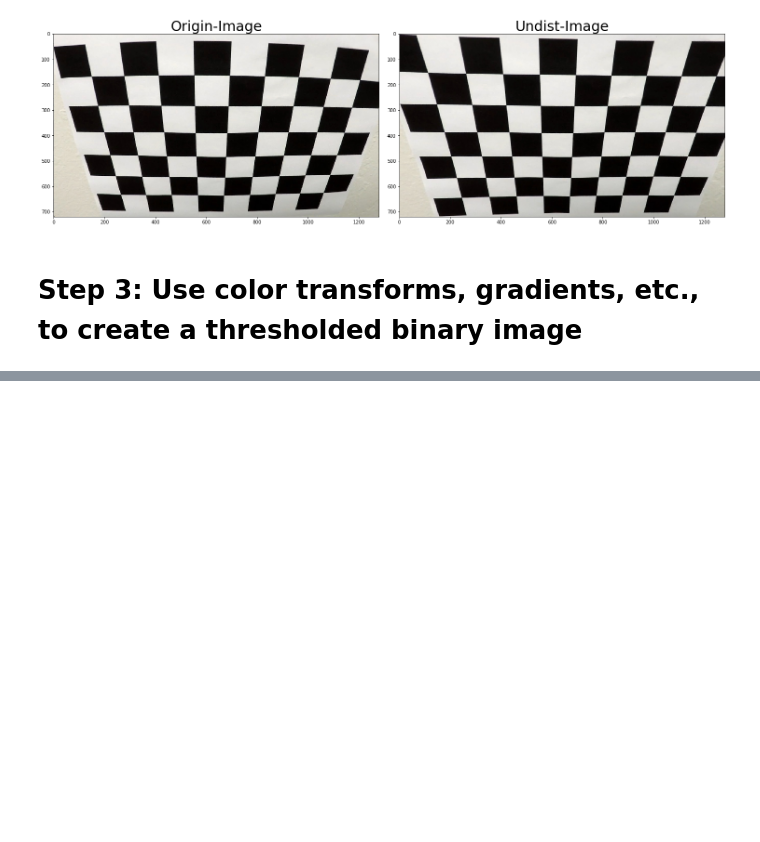
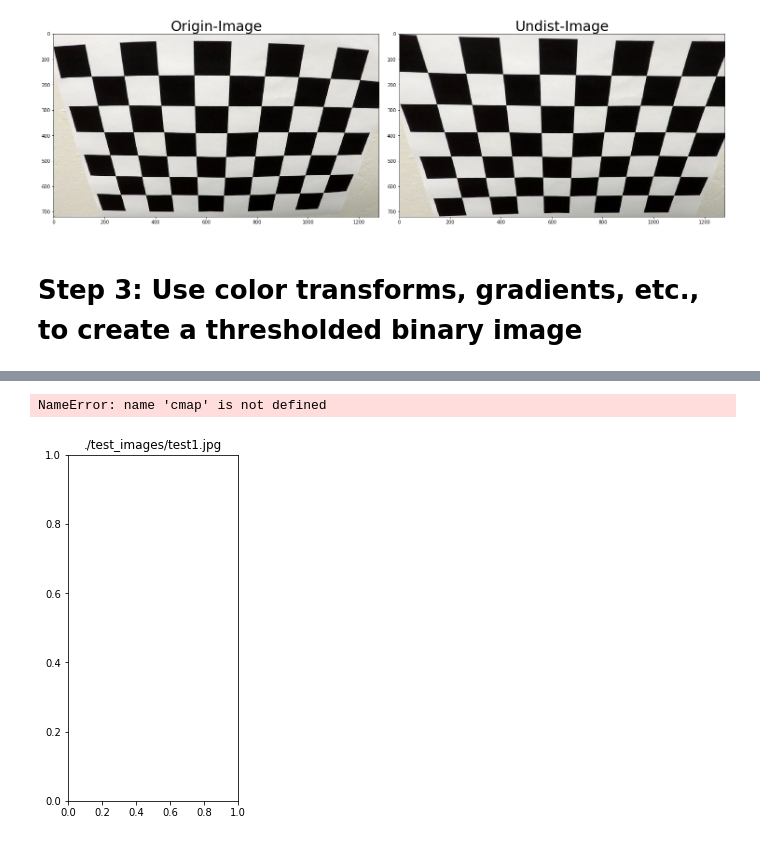
Before and after one commit to aliasaswad/CarND-Advanced-Lane-Lines-P2, a Jupyter notebook: P2.ipynb, the cells around one changed output, grey strips where cells are left out. Cells and saved outputs as stored; diff of their text form; code cells hidden in the pictures; blank space fills up the shorter version.

```diff
--- a/P2.ipynb
+++ b/P2.ipynb
@@ -199,0 +211,19 @@ testImages = list(map(lambda imageFileName: (imageFileName, cv2.imread(imageFile
+# %%
+import os
+path = "test_images/"
+org_img_names = os.listdir(path)
+all_images = [read_image(path + name) for name in org_img_names]
+
+images = glob.glob('./test_images/*.jpg')
+# Step through the list and search for chessboard corners
+original_images = []
+original_images_names = []
+for idx, fname in enumerate(images): #idx start from 0 to len(images)
+    img = cv2.imread(fname)
+    original_images.append(img)
+    original_images_names.append(fname)
+# %%
+show_images(original_images, original_images_names, pref = "", cols = 4)
+# %% [output]
+NameError: name 'cmap' is not defined
+[figure, added]
```
Also changed, not shown: parts of 4 cells of this notebook.
